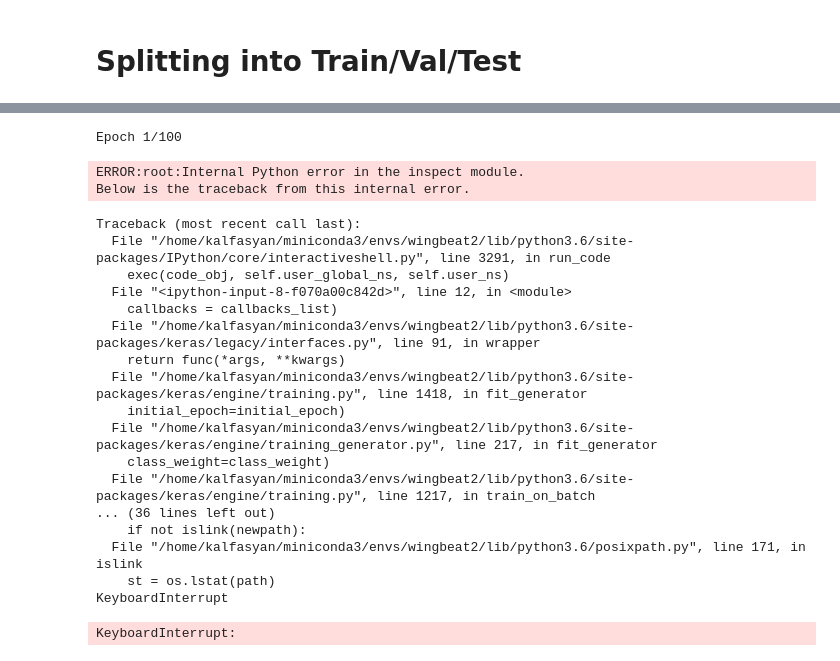
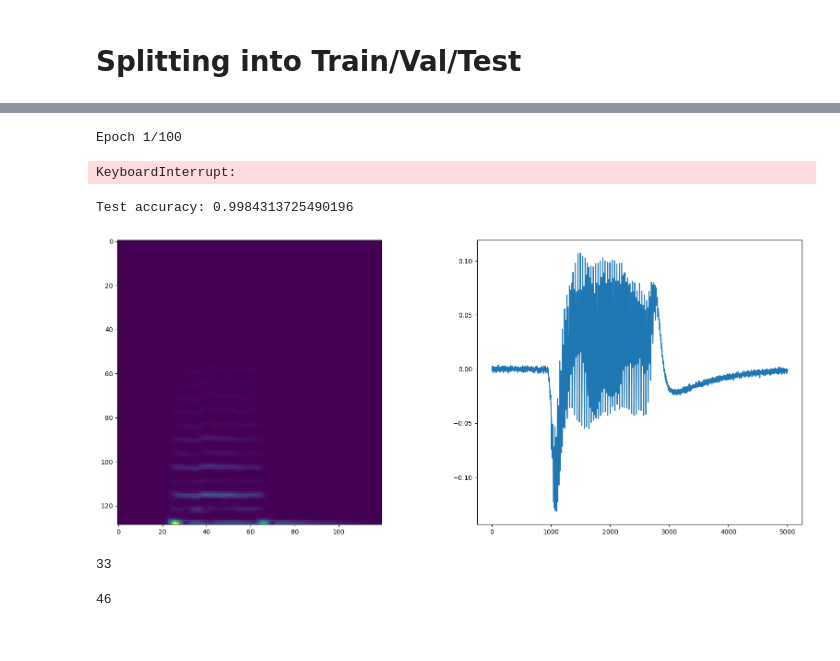
Before and after one commit to kalfasyan/wingbeat_frequencies, a Jupyter notebook: TEMPLATE_VALIDATING.ipynb, the cells around one changed output, grey strips where cells are left out. Drawn from its saved outputs; the diff is of its cells as text; code cells hidden in the pictures.

```diff
--- a/TEMPLATE_VALIDATING.ipynb
+++ b/TEMPLATE_VALIDATING.ipynb
@@ -11,6 +11,7 @@ import seaborn as sns
 import librosa
 import math
 import warnings
+from utils_train import *
 from keras.applications.densenet import DenseNet121
 from sklearn.model_selection import train_test_split
 from sklearn.preprocessing import LabelEncoder
@@ -18,7 +19,7 @@ from keras.layers import Input
 from keras.callbacks import ModelCheckpoint, EarlyStopping, ReduceLROnPlateau, CSVLogger
 from keras.utils import np_utils
 
-sns.set()
+# sns.set()
 %matplotlib inline
 # %% [output]
 ERROR:root:Invalid alias: The name clear can't be aliased because it is another magic command.
@@ -43,8 +49,8 @@ rlr_patience = 3
 # data1 = Dataset('increasing dataset')
 # data1.target_classes = [i for i in data1.target_classes if "aedes" not in i.split('_')]
 # data1.load(only_names=True, text_labels=True)
-data2 = Dataset('Wingbeats')
-data2.load(only_names=True, nr_signals=np.inf, text_labels=True);
-# data3 = Dataset('LG')
-# data3.load(only_names=True, text_labels=True);
+# data2 = Dataset('Wingbeats')
+# data2.load(only_names=True, nr_signals=5000, text_labels=True);
+data = Dataset('LG')
+data.load(only_names=True, text_labels=True);
 # %%
@@ -172,45 +110,34 @@ callbacks_list = [ModelCheckpoint(monitor = monitor,
 # %%
 model.fit_generator(train_generator(X_train,
                                     y_train,
-                                    batch_size=32,
-                                    target_names=target_names),
+                                    batch_size=batch_size,
+                                    target_names=target_names,
+                                    setting=setting),
                     steps_per_epoch = int(math.ceil(float(len(X_train)) / float(batch_size))),
                     epochs=100,
                     validation_data = valid_generator(X_val,
                                                       y_val,
-                                                      batch_size=32,
-                                                      target_names=target_names),
+                                                      batch_size=batch_size,
+                                                      target_names=target_names,
+                                                      setting=setting),
                     validation_steps = int(math.ceil(float(len(X_test)) / float(batch_size))),
                     callbacks = callbacks_list)
 # %% [output]
 Epoch 1/100
-ERROR:root:Internal Python error in the inspect module.
-Below is the traceback from this internal error.
+KeyboardInterrupt:
-Traceback (most recent call last):
-  File "/home/kalfasyan/miniconda3/envs/wingbeat2/lib/python3.6/site-packages/IPython/core/interactiveshell.py", line 3291, in run_code
-    exec(code_obj, self.user_global_ns, self.user_ns)
-  File "<ipython-input-8-f070a00c842d>", line 12, in <module>
-    callbacks = callbacks_list)
-  File "/home/kalfasyan/miniconda3/envs/wingbeat2/lib/python3.6/site-packages/keras/legacy/interfaces.py", line 91, in wrapper
-    return func(*args, **kwargs)
-  File "/home/kalfasyan/miniconda3/envs/wingbeat2/lib/python3.6/site-packages/keras/engine/training.py", line 1418, in fit_generator
-    initial_epoch=initial_epoch)
-  File "/home/kalfasyan/miniconda3/envs/wingbeat2/lib/python3.6/site-packages/keras/engine/training_generator.py", line 217, in fit_generator
-    class_weight=class_weight)
-  File "/home/kalfasyan/miniconda3/envs/wingbeat2/lib/python3.6/site-packages/keras/engine/training.py", line 1217, in train_on_batch
-... (36 lines left out)
-    if not islink(newpath):
-  File "/home/kalfasyan/miniconda3/envs/wingbeat2/lib/python3.6/posixpath.py", line 171, in islink
-    st = os.lstat(path)
-KeyboardInterrupt
-KeyboardInterrupt:
 # %%
 model.load_weights(top_weights_path)
 
-loss, acc = model.evaluate_generator(valid_generator(X_val, y_val, batch_size=32),
+loss, acc = model.evaluate_generator(valid_generator(X_test,
+                                                     y_test,
+                                                     batch_size=batch_size,
+                                                     setting=setting,
+                                                     target_names=target_names),
         steps = int(math.ceil(float(len(X_test)) / float(batch_size))))
 #print('loss', loss)
 print('Test accuracy:', acc)
+# %% [output]
+Test accuracy: 0.9984313725490196
 # %%
 from keras.models import model_from_yaml
 # serialize model to YAML
@@ -220,0 +150,23 @@ model.save_weights(TEMP_DATADIR + model_name + "_weights.h5")
+# %%
+
+z = data.load(nr_signals=1)[0][23+46]
+import librosa
+zz = librosa.stft(z, n_fft = N_FFT, hop_length = HOP_LEN)
+plt.figure(figsize=(20,8))
+plt.subplot(1,2,1)
+plt.imshow(np.flipud(np.abs(zz)))
+plt.grid(False)
+plt.subplot(1,2,2)
+plt.plot(z)
+plt.grid(False)
+i+=1
+# %% [output]
+[figure, added]
+# %%
+i
+# %% [output]
+33
+# %%
+i
+# %% [output]
+46
```
Also changed, not shown: parts of 7 cells of this notebook, 20 other files.
